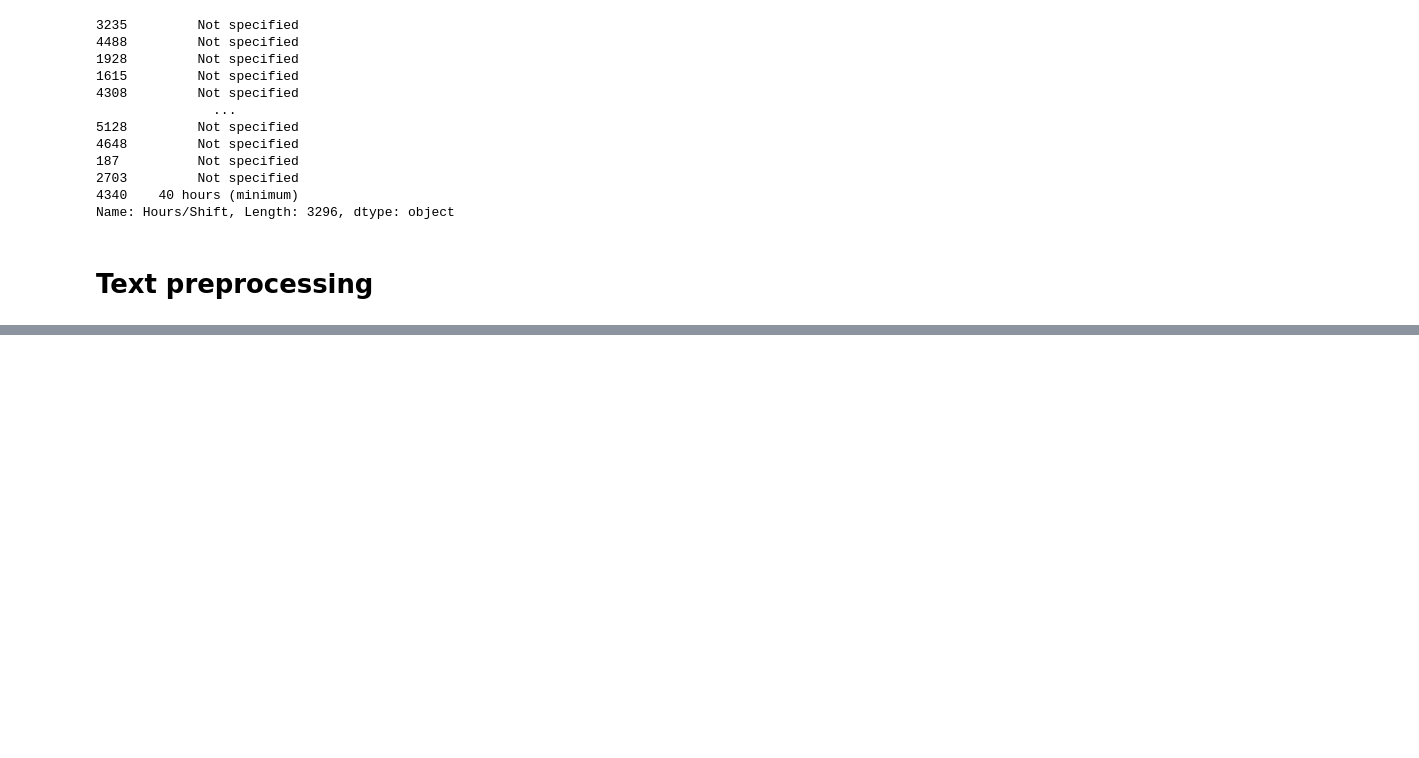
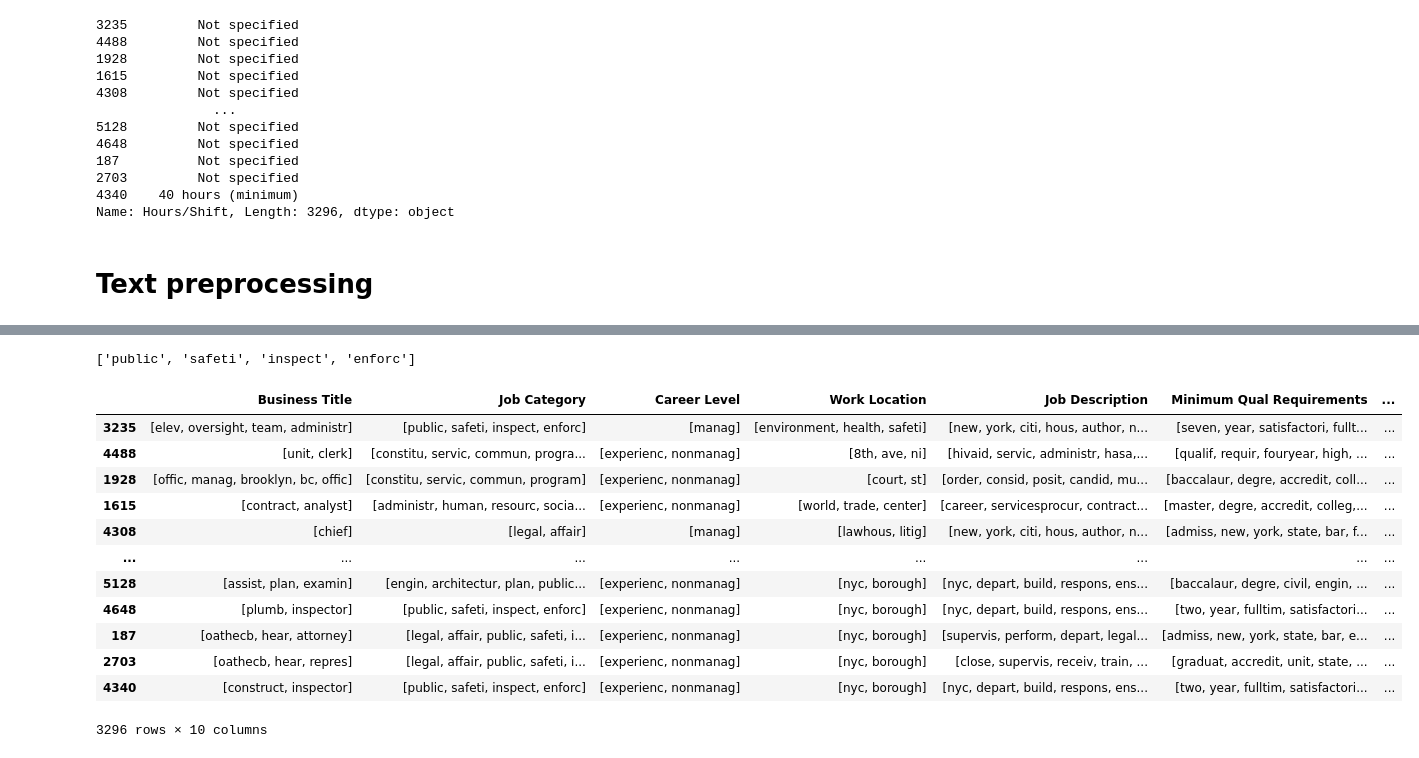
Before and after one commit to ephalt/job-listing-classification-NLP, a Jupyter notebook: Notebook/Job-listing-classification-NLP.ipynb, the cells around one changed output, grey strips where cells are left out. Drawn from its saved outputs; the diff is of its cells as text; code cells hidden in the pictures; blank space fills up the shorter version.

Commit message:
tokenization_stemming

```diff
--- a/Notebook/Job-listing-classification-NLP.ipynb
+++ b/Notebook/Job-listing-classification-NLP.ipynb
@@ -343,13 +343,9 @@ clean_df[text_columns].head(5)
 | 4308 | chief | legal affairs | manager | law-housing litigation | the new york city housing authori... | admission to the new york state b... | ... |
-# %%
-#Converting non-string data types to strings
-clean_df[text_columns] = clean_df[text_columns].astype(str)
-
-#Removing Special Characters and Punctuation:
-clean_df[text_columns] = clean_df[text_columns].apply(lambda tokens: [re.sub(r'[^a-zA-Z0-9]', '', token) for token in tokens])
 # %%
-#Stopword removal
-nltk.download('stopwords')
-stop_words = set(stopwords.words('english'))
-clean_df[text_columns] = clean_df[text_columns].apply(lambda tokens: [token for token in tokens if token not in stop_words])
+#Using nltk's English stopwords.
+stopwords = set(nltk.corpus.stopwords.words('english'))
+#stopwords = set([word.strip() for word in nltk.corpus.stopwords.words('english') if word.strip()])
+
+print ("We use " + str(len(stopwords)) + " stop-words from nltk library.")
+print(list(stopwords)[:10])
 # %% [output]
@@ -365,0 +354,26 @@ clean_df[text_columns].head(3)
+# %%
+from nltk.stem import PorterStemmer
+
+# Converting non-string data types to strings
+clean_df[text_columns] = clean_df[text_columns].astype(str)
+
+# Define stopwords
+nltk.download('stopwords')
+
+# Function to tokenize and stem text while removing special characters
+stemmer = PorterStemmer()
+
+def tokenize_stem_and_clean(text):
+
+    # Tokenize and stem
+    #tokens = [stemmer.stem(word.lower()) for word in word_tokenize(text) if word.lower() not in stopwords]
+    tokens = [stemmer.stem(word.lower()) for word in word_tokenize(text) if (word.lower() not in stopwords) and (re.search('[a-zA-Z]', word))]
+
+    # Remove special characters
+    tokens = [re.sub(r'[^a-zA-Z0-9]', '', token) for token in tokens]
+
+    return tokens
+
+# Tokenize, stem, and remove special characters in specified text columns
+for column in text_columns:
+    clean_df[column] = clean_df[column].apply(tokenize_stem_and_clean)
@@ -365,0 +384,20 @@ clean_df[text_columns].head(3)
+# %%
+tokenize_stem_and_clean("public safety inspections enforcement")
+# %% [output]
+['public', 'safeti', 'inspect', 'enforc']
+# %%
+clean_df[text_columns]
+# %% [output]
+|  | Business Title | Job Category | Career Level | Work Location | Job Description | Minimum Qual Requirements | ... |
+| 3235 | [elev, oversight, team, administr] | [public, safeti, inspect, enforc] | [manag] | [environment, health, safeti] | [new, york, citi, hous, author, n... | [seven, year, satisfactori, fullt... | ... |
+| 4488 | [unit, clerk] | [constitu, servic, commun, progra... | [experienc, nonmanag] | [8th, ave, ni] | [hivaid, servic, administr, hasa,... | [qualif, requir, fouryear, high, ... | ... |
+| 1928 | [offic, manag, brooklyn, bc, offic] | [constitu, servic, commun, program] | [experienc, nonmanag] | [court, st] | [order, consid, posit, candid, mu... | [baccalaur, degre, accredit, coll... | ... |
+| 1615 | [contract, analyst] | [administr, human, resourc, socia... | [experienc, nonmanag] | [world, trade, center] | [career, servicesprocur, contract... | [master, degre, accredit, colleg,... | ... |
+| 4308 | [chief] | [legal, affair] | [manag] | [lawhous, litig] | [new, york, citi, hous, author, n... | [admiss, new, york, state, bar, f... | ... |
+| ... | ... | ... | ... | ... | ... | ... | ... |
+| 5128 | [assist, plan, examin] | [engin, architectur, plan, public... | [experienc, nonmanag] | [nyc, borough] | [nyc, depart, build, respons, ens... | [baccalaur, degre, civil, engin, ... | ... |
+| 4648 | [plumb, inspector] | [public, safeti, inspect, enforc] | [experienc, nonmanag] | [nyc, borough] | [nyc, depart, build, respons, ens... | [two, year, fulltim, satisfactori... | ... |
+| 187 | [oathecb, hear, attorney] | [legal, affair, public, safeti, i... | [experienc, nonmanag] | [nyc, borough] | [supervis, perform, depart, legal... | [admiss, new, york, state, bar, e... | ... |
+| 2703 | [oathecb, hear, repres] | [legal, affair, public, safeti, i... | [experienc, nonmanag] | [nyc, borough] | [close, supervis, receiv, train, ... | [graduat, accredit, unit, state, ... | ... |
+| 4340 | [construct, inspector] | [public, safeti, inspect, enforc] | [experienc, nonmanag] | [nyc, borough] | [nyc, depart, build, respons, ens... | [two, year, fulltim, satisfactori... | ... |
+3296 rows × 10 columns
```
Also changed, not shown: parts of 5 cells of this notebook.
